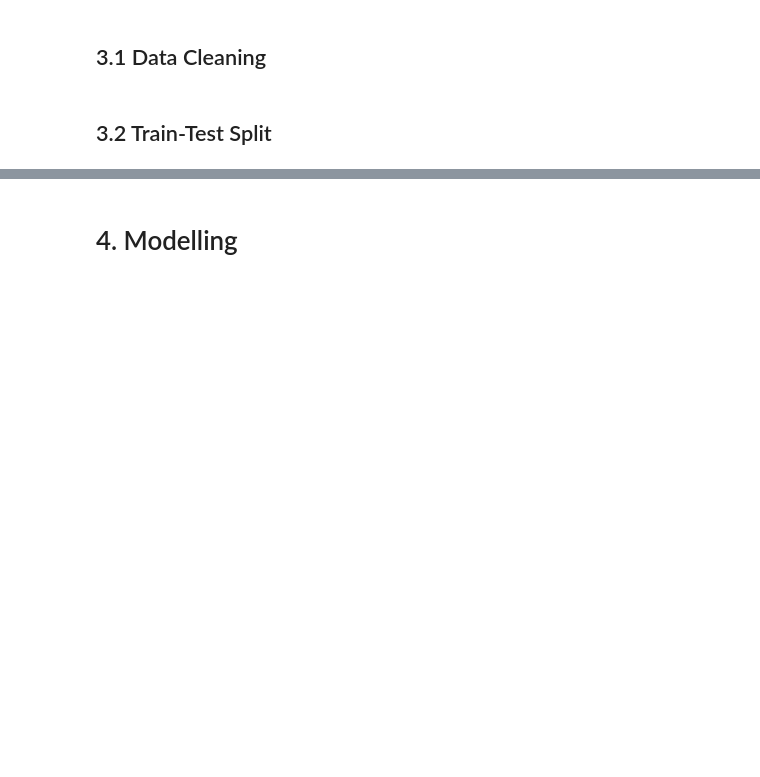
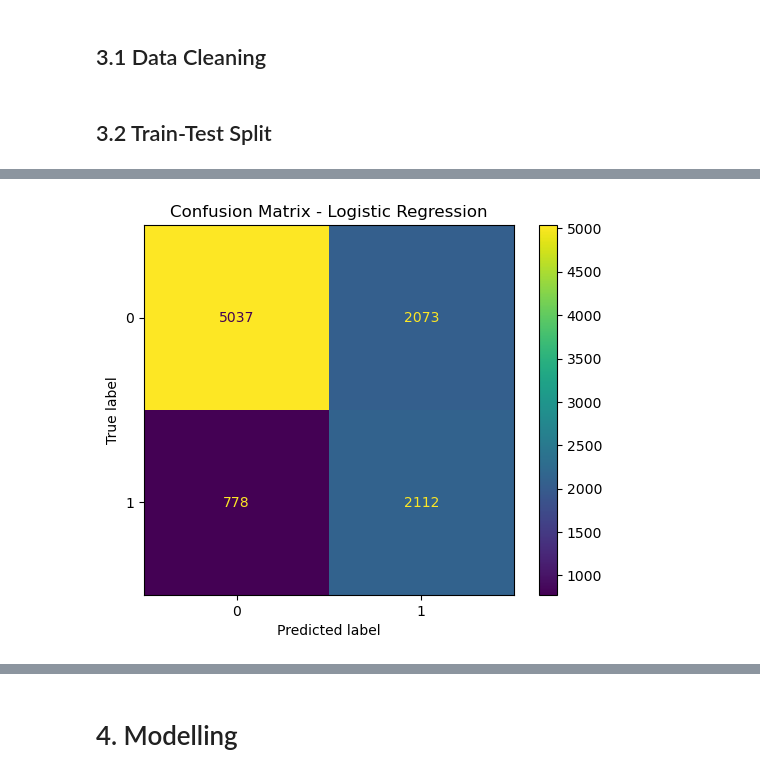
Before and after one commit to sweth-sudhi/MLDP_project_Swetha, a Jupyter notebook: mldp prjt code/MLDP Program Codes Submission Template (1).ipynb, the cells around one changed output, grey strips where cells are left out. Cells and saved outputs as stored; diff of their text form; code cells hidden in the pictures; blank space fills up the shorter version.

```diff
--- a/mldp prjt code/MLDP Program Codes Submission Template (1).ipynb
+++ b/mldp prjt code/MLDP Program Codes Submission Template (1).ipynb
@@ -276,0 +368,6 @@ X_train, X_test, y_train, y_test = train_test_split(
+# %%
+ConfusionMatrixDisplay.from_estimator(logreg_pipe, X_test, y_test)
+plt.title("Confusion Matrix - Logistic Regression")
+plt.show()
+# %% [output]
+[figure, added]
```
Also changed, not shown: parts of 12 cells of this notebook.
